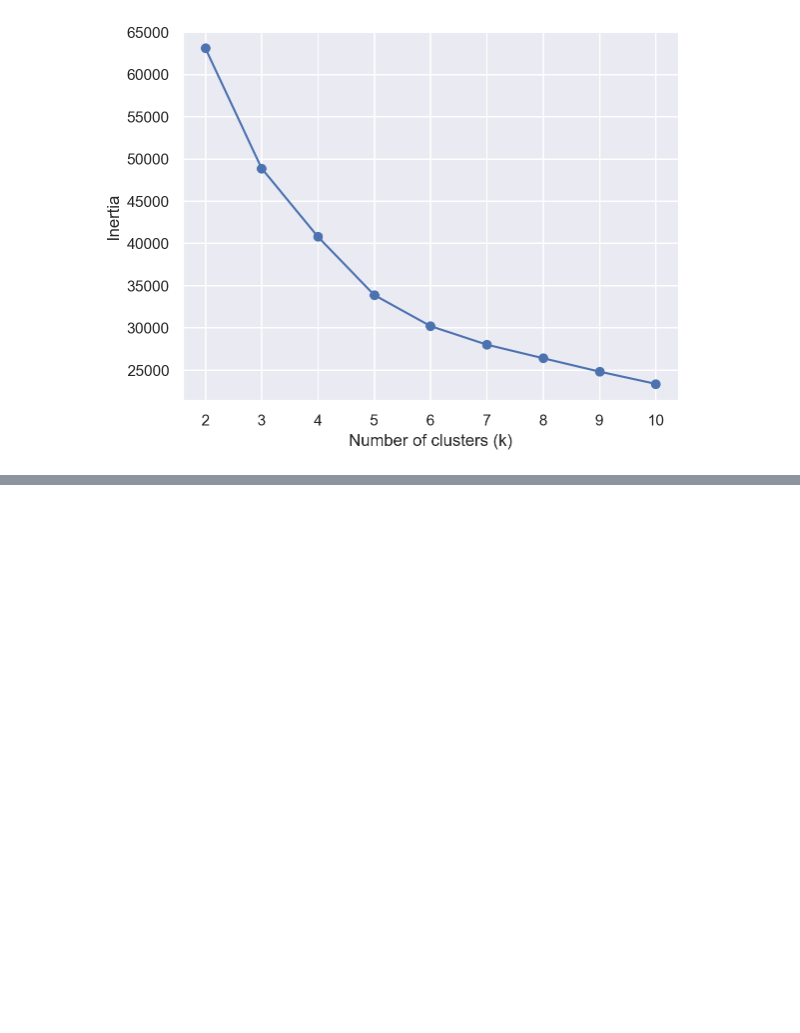
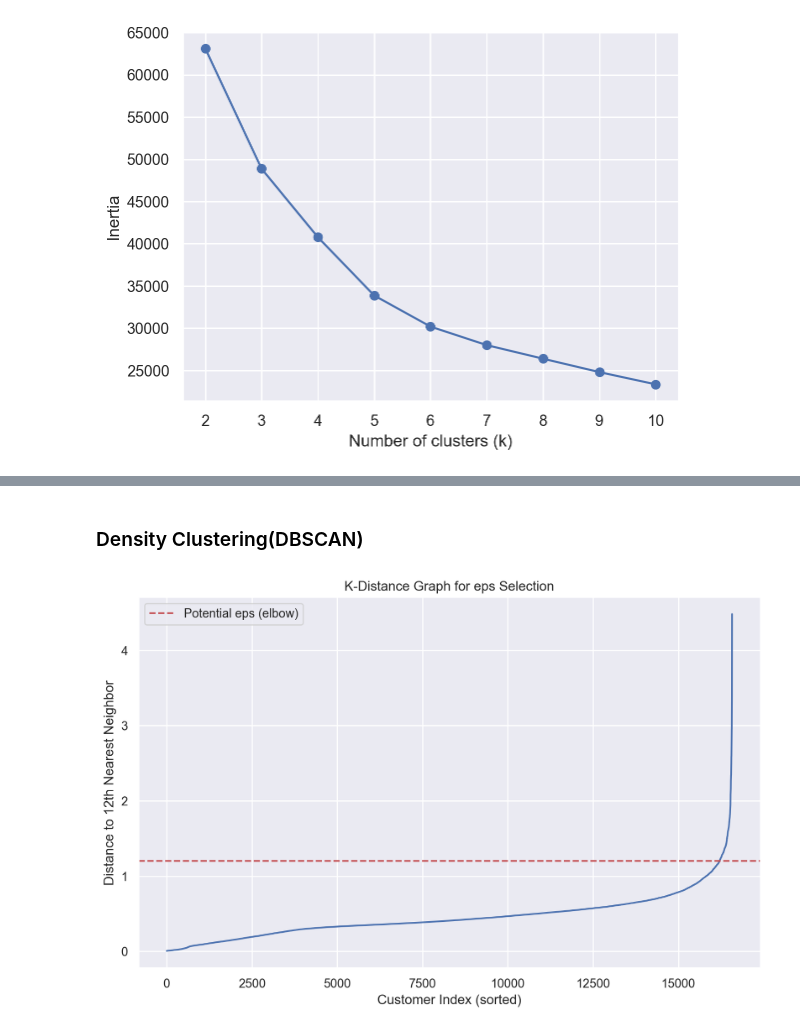
Before and after one commit to Filipesteves974/Data-Mining, a Jupyter notebook: clustering_merged copy.ipynb, the cells around one changed output, grey strips where cells are left out. Cells and saved outputs as stored; diff of their text form; code cells hidden in the pictures; blank space fills up the shorter version.

Commit message:
clustering final

```diff
--- a/clustering_merged copy.ipynb
+++ b/clustering_merged copy.ipynb
@@ -376,0 +416,2 @@ kmeans = KMeans(n_clusters=4, random_state=42, n_init=10)
+# %% [markdown]
+### Density Clustering(DBSCAN)
@@ -376,0 +420,23 @@ kmeans = KMeans(n_clusters=4, random_state=42, n_init=10)
+# %%
+# Find optimal eps using K-distance method
+neigh = NearestNeighbors(n_neighbors=12) # n_features * 2 as a rule of thumb
+neigh.fit(X4)
+distances, _ = neigh.kneighbors(X4)
+# matrix of n_samples x n_neighbors nearest neighbors distances
+distances = np.sort(distances[:, -1])
+# distances for every sample to the 20th nearest neighbor, sorted
+
+
+plt.figure(figsize=(10,6))
+plt.plot(distances)
+plt.title("K-Distance Graph for eps Selection")
+plt.xlabel("Customer Index (sorted)")
+plt.ylabel("Distance to 12th Nearest Neighbor")
+plt.grid(True)
+
+plt.axhline(y=1.2, color='r', linestyle='--', label='Potential eps (elbow)')
+
+plt.legend()
+plt.show()
+# %% [output]
+[figure, added]
```
Also changed, not shown: parts of 30 cells of this notebook.
